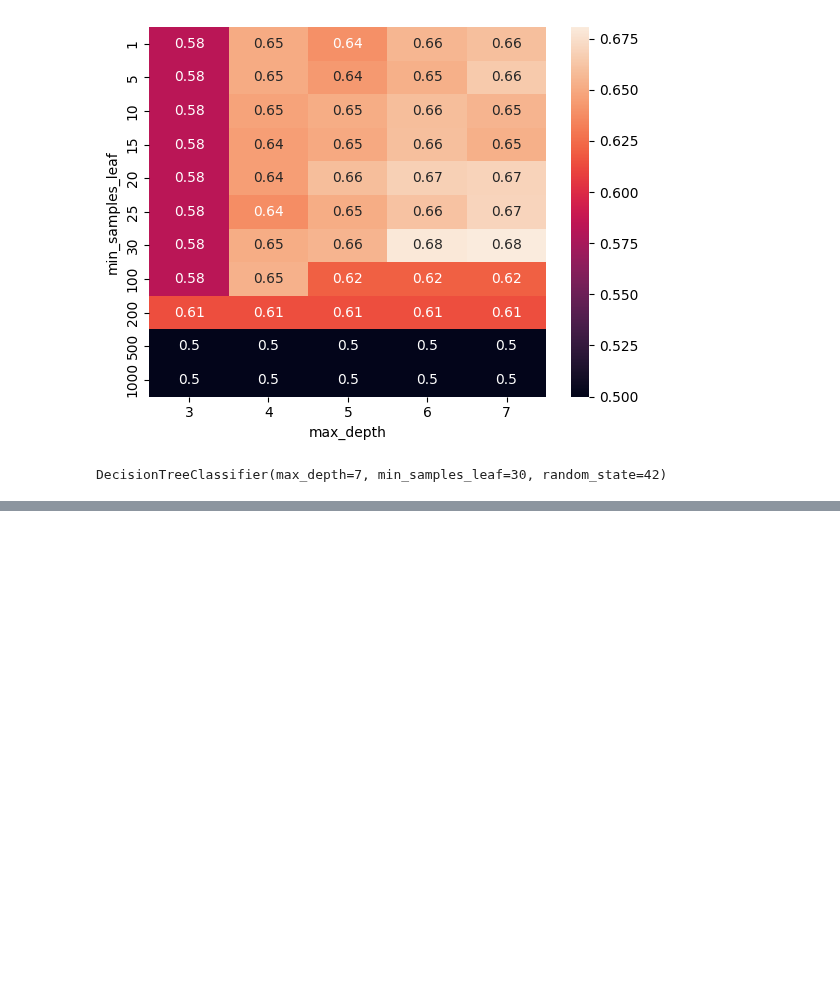
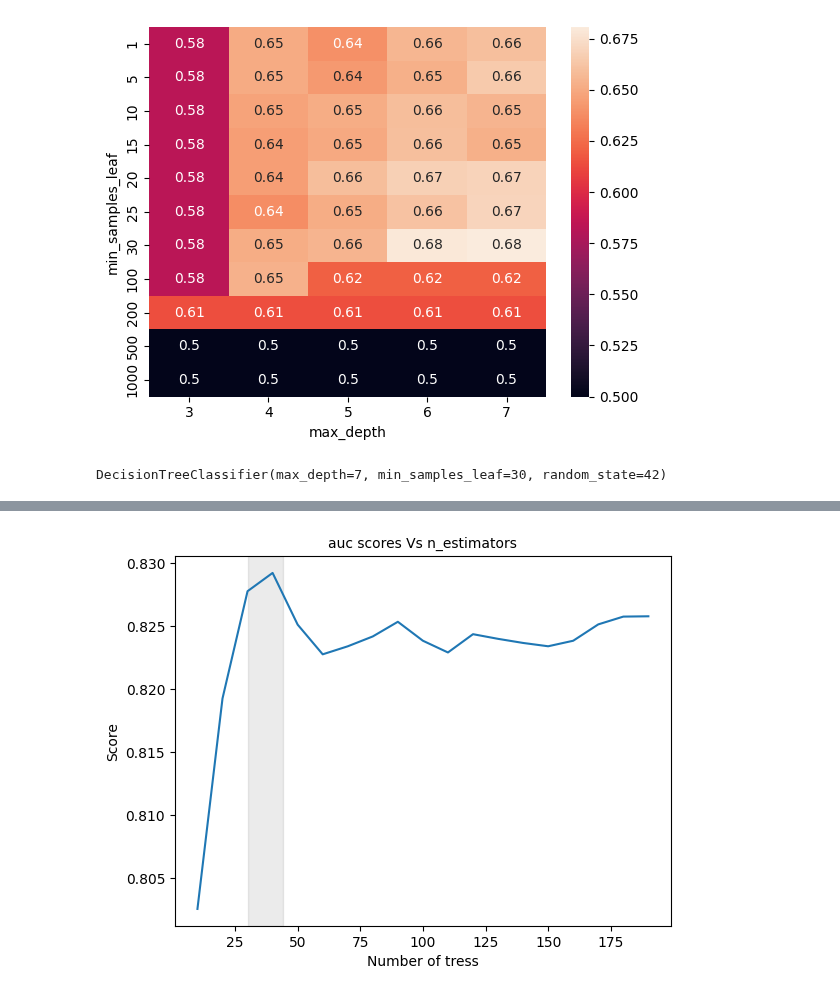
Before and after one commit to madhuri-15/mlbookcamp-homeworks, a Jupyter notebook: Week6-Trees & ensembles/credit_score.ipynb, the cells around one changed output, grey strips where cells are left out. Saved outputs shown, nothing was run; the diff lists cells and outputs as text; code cells hidden in the pictures; blank space fills up the shorter version.

Commit message:
Random Forest Classifier

```diff
--- a/Week6-Trees & ensembles/credit_score.ipynb
+++ b/Week6-Trees & ensembles/credit_score.ipynb
@@ -383,0 +388,12 @@ DecisionTreeClassifier(max_depth=7, min_samples_leaf=30, random_state=42)
+# %%
+# Base random foreset model
+rf_clf = RandomForestClassifier(random_state=42)
+
+# model training
+rf_clf.fit(X_train_transform, y_train)
+
+# predict
+y_preds = rf_clf.predict_proba(X_val_transform)[:, 1]
+
+# compute accuracy
+print("Accuracy:: %.3f" %roc_auc_score(y_val, y_preds))
@@ -383,0 +404,10 @@ DecisionTreeClassifier(max_depth=7, min_samples_leaf=30, random_state=42)
+# %%
+# No of Trees- n_estimators == 50
+scores = []
+for n in range(10, 200, 10):
+    clf = RandomForestClassifier(n_estimators=n, random_state=42)
+    clf.fit(X_train_transform, y_train)
+    y_pred = clf.predict_proba(X_val_transform)[:, 1]
+
+    auc = roc_auc_score(y_val, y_pred)
+    scores.append((n, auc))
@@ -383,0 +421,13 @@ DecisionTreeClassifier(max_depth=7, min_samples_leaf=30, random_state=42)
+# %%
+# Dataframe
+df_scores = pd.DataFrame(data=scores, columns=['n_estimators', 'auc'])
+
+# Visualization for above data
+plt.plot(df_scores.n_estimators, df_scores.auc)
+plt.axvspan(xmin=30, xmax=44, alpha=0.08,color='black')
+plt.xlabel('Number of tress')
+plt.ylabel("Score")
+plt.title("auc scores Vs n_estimators", size=10)
+plt.show()
+# %% [output]
+[figure, added]
```
Also changed, not shown: parts of 14 cells of this notebook.
